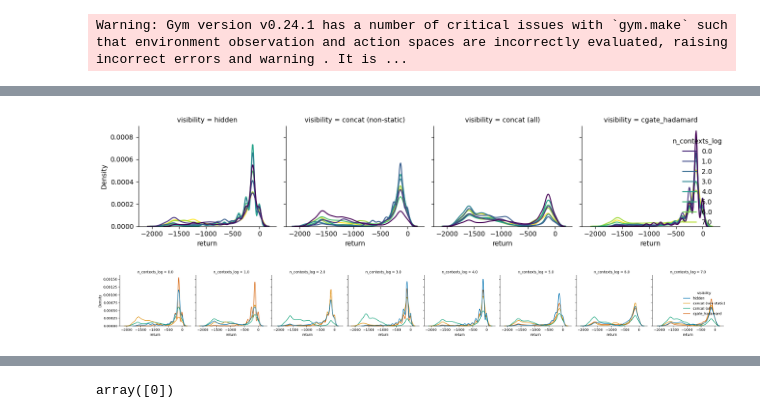
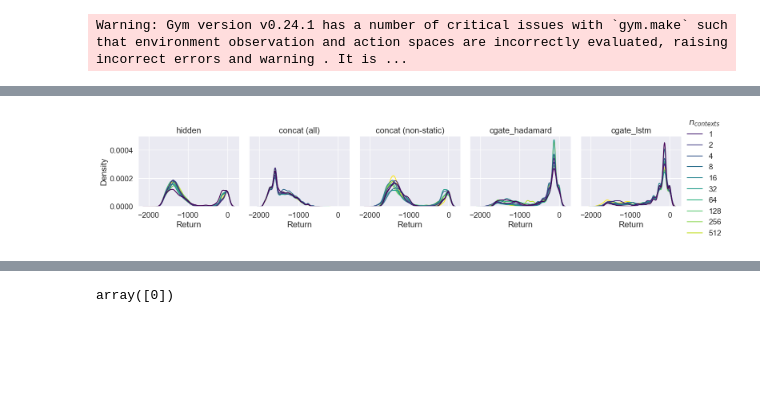
Before and after one commit to automl/CARL, a Jupyter notebook: experiments/evaluation/eval_context_efficiency.ipynb, the cells around one changed output, grey strips where cells are left out. Saved outputs shown, nothing was run; the diff lists cells and outputs as text; code cells hidden in the pictures; blank space fills up the shorter version.

```diff
--- a/experiments/evaluation/eval_context_efficiency.ipynb
+++ b/experiments/evaluation/eval_context_efficiency.ipynb
@@ -19,6 +19,19 @@ folders_eval = [
 folders_eval = [
     "/home/benjamin/Dokumente/code/tmp/tntcomp/CARL/multirun/2022-11-07/20-45-00"  # all visibilities
 ]
+
+# sac, small hadamard
+folders_eval = [
+    "/home/benjamin/Dokumente/code/tmp/tntcomp/CARL/multirun/2022-11-13/22-44-20"
+]
+
+# rerun
+folders_eval = [
+    # "/home/benjamin/Dokumente/code/tmp/tntcomp/CARL/runs/contextefficiency_hidden/context_efficiency/CARLPendulumEnv/eval/on_test"
+    "/home/benjamin/Dokumente/code/tmp/tntcomp/CARL/runs/context_efficiency/CARLPendulumEnv/eval/on_test"
+]
+
+
 df = pd.concat([load(folder_eval=folder_eval, rpc_fn=f"tmp/rpc_context_efficiency_{i}.csv", reload_rpc=reload) for i, folder_eval in enumerate(folders_eval)]).reset_index(drop=True)
-df = df[df["n_contexts"] < 256]
+# df = df[df["n_contexts"] < 256]
 df["n_contexts_log"] = df["n_contexts"].apply(lambda x: np.log(x)/np.log(2))  # n_contexts are 1,2,4,8,16,... power of 2
@@ -25,39 +55,64 @@ df["n_contexts_log"] = df["n_contexts"].apply(lambda x: np.log(x)/np.log(2))  #
 # %%
 from pathlib import Path
 from matplotlib.lines import Line2D
+from rich import print as printr
 
-def get_legend_handles(df, hue, palette="colorblind"):
+sns.set(font_scale=1.25)
+
+
+def get_legend_handles(df, hue, palette="colorblind", labeltype: str | None = None):
     hues = df[hue].unique()
     palette = sns.color_palette(palette=palette, n_colors=len(hues))
     palette = {n: c for n, c in zip(hues, palette)}
-    handles = [Line2D([0], [0], color=c, label=n) for n, c in palette.items()]
+    labelfn = lambda n: f"{int(2**int(n))}" if labeltype == "n_contexts" else n
+    handles = [Line2D([0], [0], color=c, label=labelfn(n)) for n, c in palette.items()]
     return handles
+
+col_order = ["hidden", "concat (all)", "concat (non-static)", "cgate_hadamard", "cgate_lstm"]
 
 fig_fn = Path("tmp/figures/context_efficiency/col_visibility_hue_ncontexts.png")
 fig_fn.parent.mkdir(exist_ok=True, parents=True)
 col = "visibility"
 hue = "n_contexts_log"
 palette = "viridis"
-handles = get_legend_handles(df=df, hue=hue, palette=palette)
-grid = sns.FacetGrid(data=df, col=col, legend_out=True)
+handles = get_legend_handles(df=df, hue=hue, palette=palette, labeltype="n_contexts")
+grid = sns.FacetGrid(data=df, col=col, legend_out=True, col_order=col_order)
 grid = grid.map_dataframe(sns.kdeplot, x="return", hue=hue, palette=palette)
-grid = grid.add_legend(handles=handles, title=hue)
-grid.figure.set_tight_layout(True)
+grid = grid.add_legend(handles=handles, title="$n_{contexts}$")
+grid.set_xlabels("Return")
+grid.set_titles(col_template="{col_name}")
+# grid.figure.set_tight_layout(True)
 grid.figure.savefig(fig_fn, dpi=300, bbox_inches="tight")
 plt.show()
+printr(fig_fn)
 
-fig_fn = Path("tmp/figures/context_efficiency/col_ncontexts_hue_visibility.png")
-fig_fn.parent.mkdir(exist_ok=True, parents=True)
-col = "n_contexts_log"
-hue = "visibility"
-palette = "colorblind"
-handles = get_legend_handles(df=df, hue=hue, palette=palette)
-grid = sns.FacetGrid(data=df, col=col, legend_out=True)
-grid = grid.map_dataframe(sns.kdeplot, x="return", hue=hue, palette=palette)
-grid = grid.add_legend(handles=handles, title=hue)
-grid.figure.set_tight_layout(True)
-grid.figure.savefig(fig_fn, dpi=300, bbox_inches="tight")
-plt.show()
+# fig_fn = Path("tmp/figures/context_efficiency/col_ncontexts_hue_visibility.png")
+# fig_fn.parent.mkdir(exist_ok=True, parents=True)
+# col = "n_contexts_log"
+# hue = "visibility"
+# palette = "colorblind"
+# handles = get_legend_handles(df=df, hue=hue, palette=palette)
+# grid = sns.FacetGrid(data=df, col=col, legend_out=True, col_wrap=5)
+# grid = grid.map_dataframe(sns.kdeplot, x="return", hue=hue, palette=palette)
+# grid = grid.add_legend(handles=handles, title=hue)
+# grid.set_titles(col_template="{int(2**int(col_template))}")
+# grid.set_xlabels("Return")
+# # grid.figure.set_tight_layout(True)
+# grid.figure.savefig(fig_fn, dpi=300, bbox_inches="tight")
+# plt.show()
+
+
+# fig_fn = Path("tmp/figures/context_efficiency/row_ncontexts_col_visibility.png")
+# fig_fn.parent.mkdir(exist_ok=True, parents=True)
+# row = "n_contexts_log"
+# col = "visibility"
+# palette = "colorblind"
+# handles = get_legend_handles(df=df, hue=hue, palette=palette)
+# grid = sns.FacetGrid(data=df, col=col, row=row, legend_out=True)
+# grid = grid.map_dataframe(sns.kdeplot, x="return")
+# # grid = grid.add_legend(handles=handles, title=hue)
+# grid.figure.set_tight_layout(True)
+# grid.figure.savefig(fig_fn, dpi=300, bbox_inches="tight")
+# plt.show()
 # %% [output]
-[figure, old version]
+[figure, new version]
-[figure, removed]
```
Also changed, not shown: parts of 10 cells of this notebook, 3 other files.
